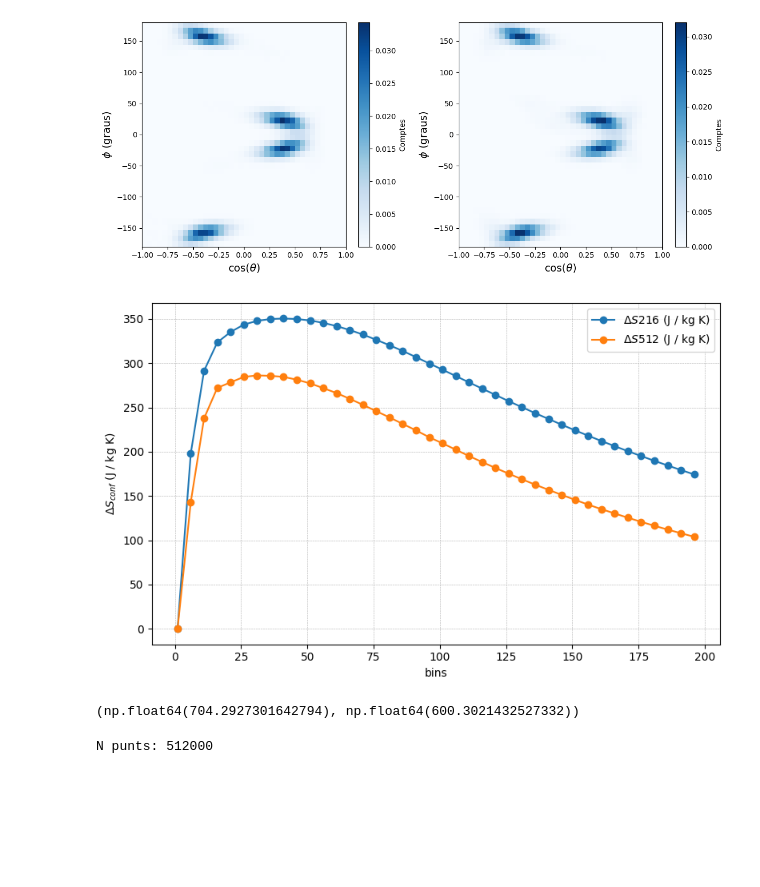
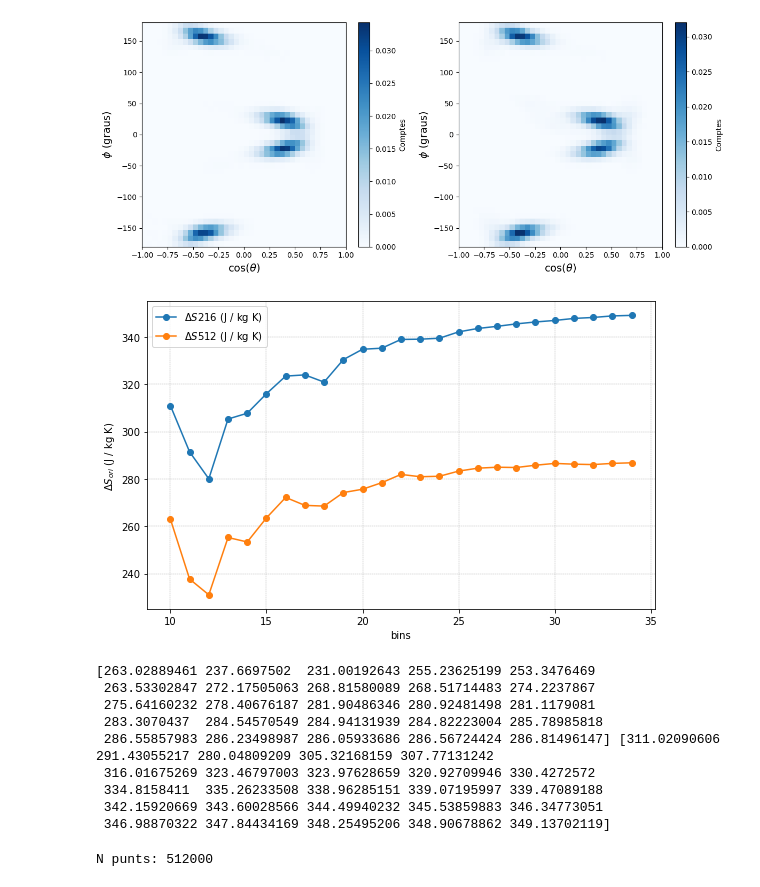
Before and after one commit to aressanu/ENTROPIES-25, a Jupyter notebook: NPG.ipynb, the cells around one changed output. Cells and saved outputs as stored; diff of their text form; code cells hidden in the pictures; blank space fills up the shorter version.

```diff
--- a/NPG.ipynb
+++ b/NPG.ipynb
@@ -524,7 +524,7 @@ def compare_entropy_by_bins(bins_list,
     plt.tight_layout()
     plt.show()
 
-    return S512a, S512b
+    return S512, S216
 
 def compare_entropy_by_bins2(bins_list,
                              file_216_a, file_216_b,
@@ -541,38 +541,46 @@ def compare_entropy_by_bins2(bins_list,
         S512.append(S512a - S512b)
 
     S216, S512 = np.array(S216), np.array(S512)
 
 
     plt.figure(figsize=(8, 5))
     plt.plot(bins_list, S216, '-o', label='216')
     plt.plot(bins_list, S512, '-o', label='512')
     plt.xlabel('bins')
     plt.ylabel(ylabel)
     plt.legend()
     plt.grid(True, ls='--', lw=0.4)
     plt.tight_layout()
     plt.show()
 
     return S216, S512
 
-bins_list = np.arange(1, 200, 5)
+bins_list = np.arange(10, 35, 1)
 #bins_list = np.arange(350, 351, 100)
 
 P = 1
 file_216_b = nou_abans(P)
 file_216_a = nou_despres(P)
 file_512_b = antic_abans(P)
 file_512_a = antic_despres(P)
 #file_512_b = "/home/aressanuy/Desktop/doc/NPG/entropianou/ang_fix_NPG_300.dat"
 #file_512_a = "/home/aressanuy/Desktop/doc/NPG/entropianou/ang_fix_NPG_305.dat"
 
 
 # Amb entropy_conf
-compare_entropy_by_bins(bins_list, file_216_a, file_216_b, file_512_a, file_512_b, entropy_fn=entropy_ori, ylabel=r'$\Delta S_{conf}$ (J / kg K)')
-#compare_entropy_by_bins2(bins_list, file_216_a, file_216_b, file_512_a, file_512_b, entropy_fn=calcula_entropia, ylabel=r'$\Delta S_{conf}$ (J / kg K)')
+S216, S512 = compare_entropy_by_bins(bins_list, file_216_a, file_216_b, file_512_a, file_512_b, entropy_fn=entropy_ori, ylabel=r'$\Delta S_{ori}$ (J / kg K)')
+#print(S216,S512)
 # %% [output]
-[figure, old version]
+[figure, new version]
-(np.float64(704.2927301642794), np.float64(600.3021432527332))
+[263.02889461 237.6697502  231.00192643 255.23625199 253.3476469
+ 263.53302847 272.17505063 268.81580089 268.51714483 274.2237867
+ 275.64160232 278.40676187 281.90486346 280.92481498 281.1179081
+ 283.3070437  284.54570549 284.94131939 284.82223004 285.78985818
+ 286.55857983 286.23498987 286.05933686 286.56724424 286.81496147] [311.02090606 291.43055217 280.04809209 305.32168159 307.77131242
+ 316.01675269 323.46797003 323.97628659 320.92709946 330.4272572
+ 334.8158411  335.26233508 338.96285151 339.07195997 339.47089188
+ 342.15920669 343.60028566 344.49940232 345.53859883 346.34773051
+ 346.98870322 347.84434169 348.25495206 348.90678862 349.13702119]
 # %%
 def convergence_plot(fname, entropy_fn, bins_list, label=""):
     S_list = []
```
Also changed, not shown: parts of 4 cells of this notebook.
